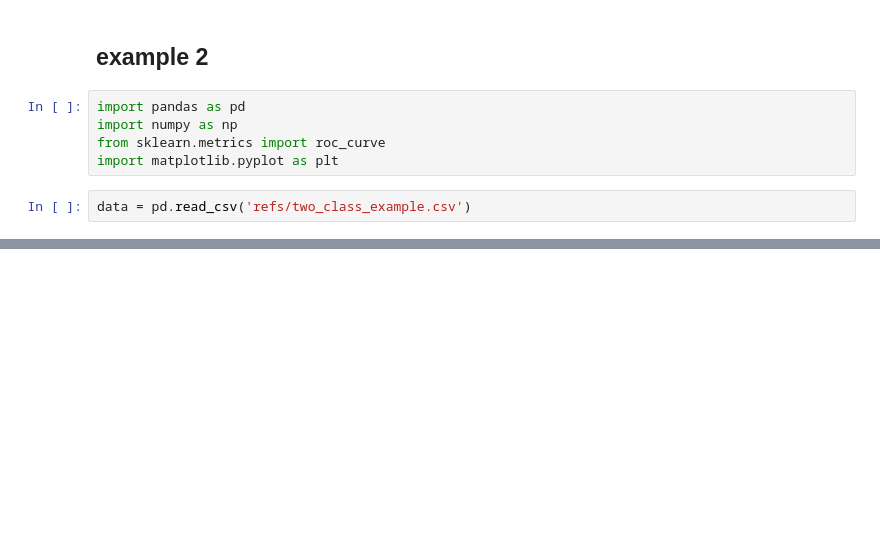
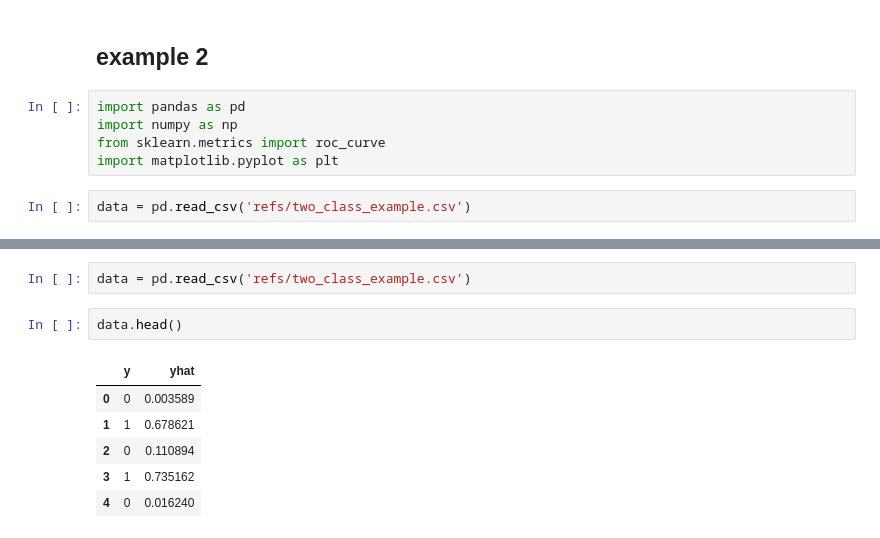
Before and after one commit to JiaxiangBU/pyks, a Jupyter notebook: 00_core.ipynb, the cells around one changed output, grey strips where cells are left out. Drawn from its saved outputs; the diff is of its cells as text; blank space fills up the shorter version.

```diff
--- a/00_core.ipynb
+++ b/00_core.ipynb
@@ -152,0 +176,11 @@ plot(data)
+# %%
+data = pd.read_csv('refs/two_class_example.csv')
+# %%
+data.head()
+# %% [output]
+|  | y | yhat |
+| 0 | 0 | 0.003589 |
+| 1 | 1 | 0.678621 |
+| 2 | 0 | 0.110894 |
+| 3 | 1 | 0.735162 |
+| 4 | 0 | 0.016240 |
```
Also changed, not shown: parts of 13 cells of this notebook, 10 other files.
